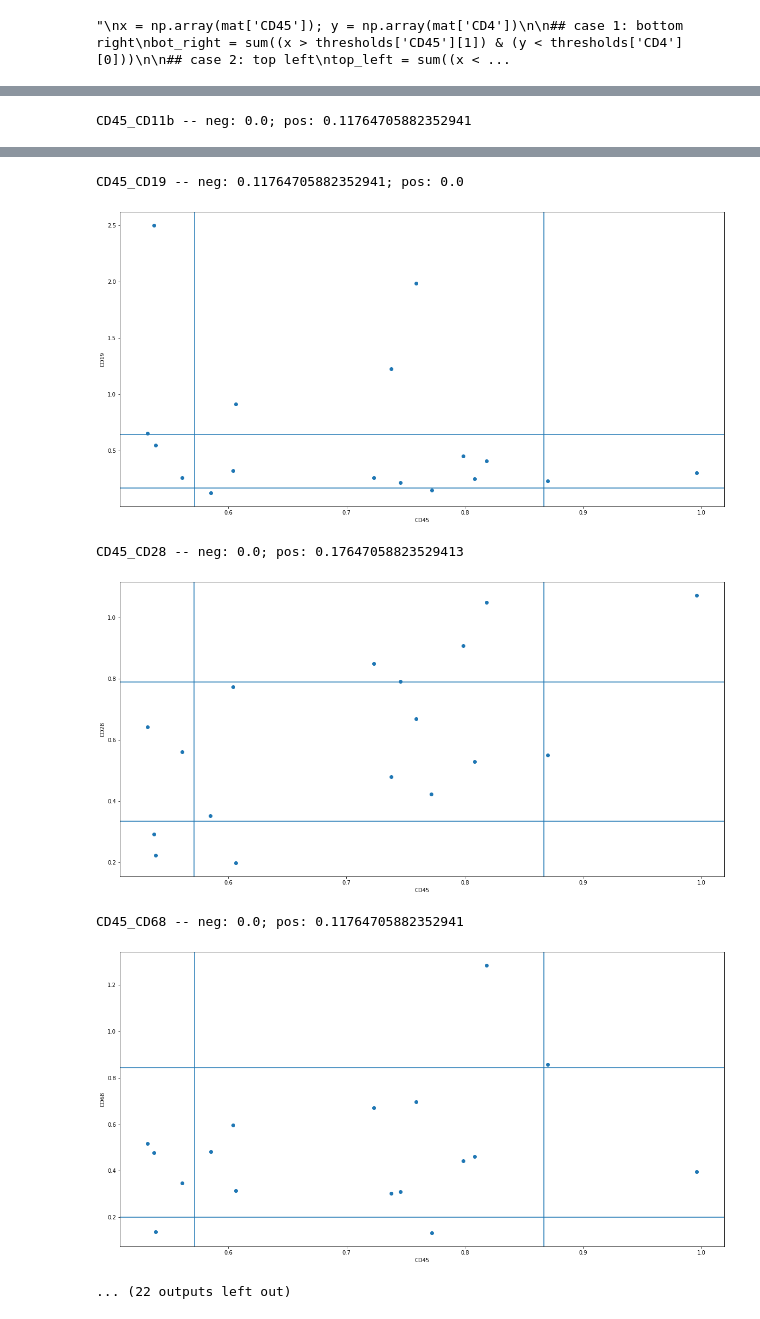
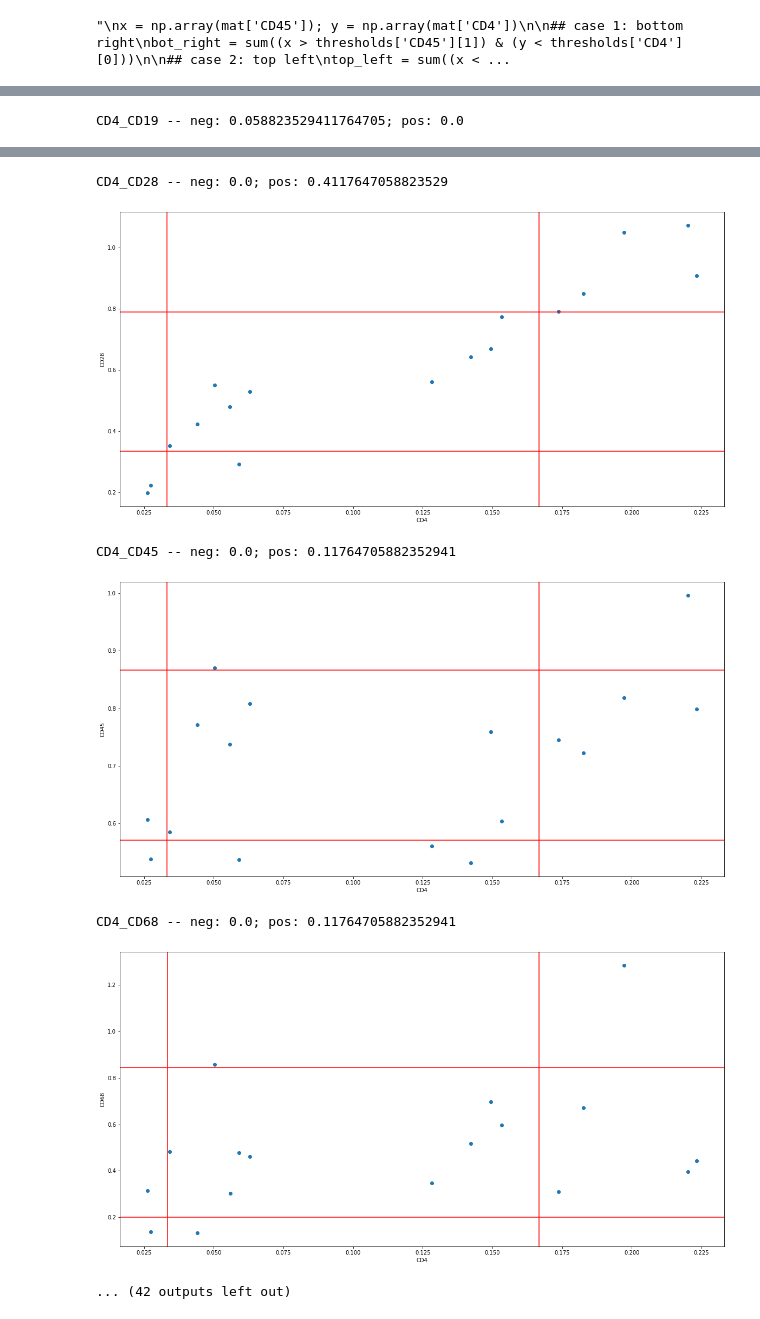
Before and after one commit to camlab-bioml/starling, a Jupyter notebook: correlation_alternative.ipynb, the cells around one changed output, grey strips where cells are left out. Saved outputs shown, nothing was run; the diff lists cells and outputs as text; code cells hidden in the pictures.

```diff
--- a/correlation_alternative.ipynb
+++ b/correlation_alternative.ipynb
@@ -179,10 +200,10 @@ for pair in pairs:
     print("{}_{} -- neg: {}; pos: {}".format(x_name, y_name, neg_score, pos_score))
 
     plt.scatter(x, y)
-    plt.axvline(x=thresholds[x_name][0])
-    plt.axvline(x=thresholds[x_name][1])
-    plt.axhline(y=thresholds[y_name][0])
-    plt.axhline(y=thresholds[y_name][1])
+    plt.axvline(x=thresholds[x_name][0], color='r')
+    plt.axvline(x=thresholds[x_name][1], color='r')
+    plt.axhline(y=thresholds[y_name][0], color='r')
+    plt.axhline(y=thresholds[y_name][1], color='r')
     plt.xlabel(x_name)
     plt.ylabel(y_name)
     plt.show()
@@ -194 +215 @@ CD45_CD8 -- neg: 0.0; pos: 0.17647058823529413
-CD45_CD11b -- neg: 0.0; pos: 0.11764705882352941
+CD4_CD19 -- neg: 0.058823529411764705; pos: 0.0
@@ -196,7 +217,7 @@ CD45_CD11b -- neg: 0.0; pos: 0.11764705882352941
-CD45_CD19 -- neg: 0.11764705882352941; pos: 0.0
+CD4_CD28 -- neg: 0.0; pos: 0.4117647058823529
-[figure, old version]
+[figure, new version]
-CD45_CD28 -- neg: 0.0; pos: 0.17647058823529413
+CD4_CD45 -- neg: 0.0; pos: 0.11764705882352941
-[figure, old version]
+[figure, new version]
-CD45_CD68 -- neg: 0.0; pos: 0.11764705882352941
+CD4_CD68 -- neg: 0.0; pos: 0.11764705882352941
-[figure, old version]
+[figure, new version]
-... (22 outputs left out)
+... (42 outputs left out)
```
Also changed, not shown: parts of 2 cells of this notebook.
